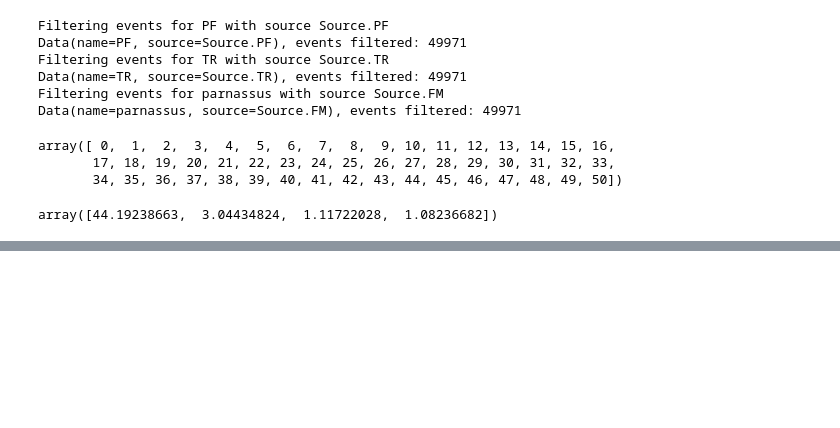
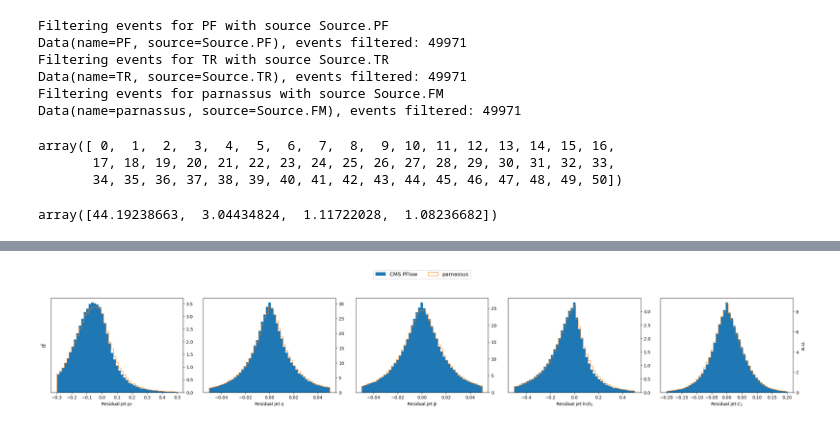
Before and after one commit to omphalos-mc/parnassus-clas12, a Jupyter notebook: src/parnassus_core/experiments/cms_2011/notebooks/performance_test.ipynb, the cells around one changed output, grey strips where cells are left out. Drawn from its saved outputs; the diff is of its cells as text; code cells hidden in the pictures; blank space fills up the shorter version.

```diff
--- a/src/parnassus_core/experiments/cms_2011/notebooks/performance_test.ipynb
+++ b/src/parnassus_core/experiments/cms_2011/notebooks/performance_test.ipynb
@@ -75,0 +92,4 @@ Processed data for sample TTBAR
+# %%
+fig = plot_helper.plot_jet_features(residuals=True)
+# %% [output]
+[figure, added]
```
Also changed, not shown: parts of 8 cells of this notebook.
